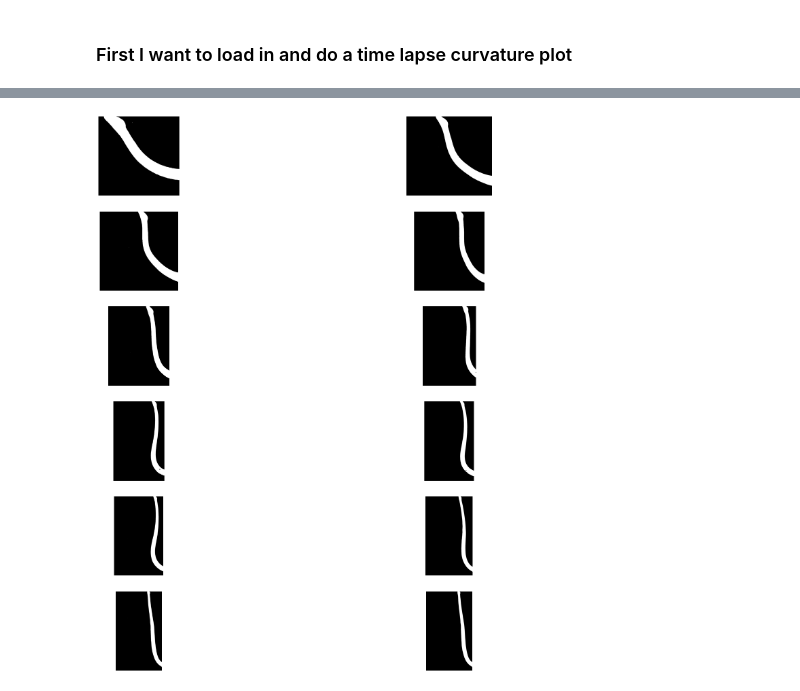
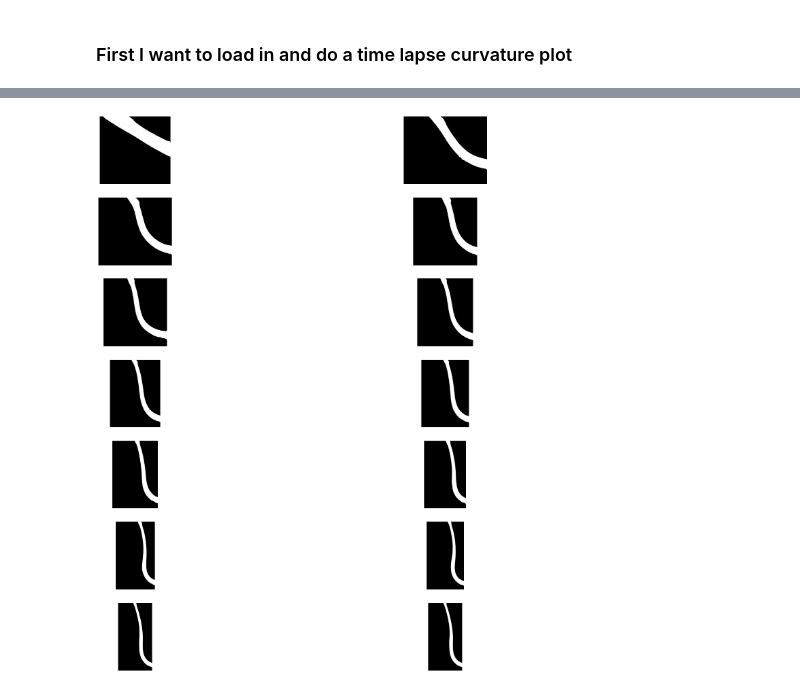
Before and after one commit to davenpi/stability, a Jupyter notebook: image_processing/time_lapse_visual.ipynb, the cells around one changed output, grey strips where cells are left out. Saved outputs shown, nothing was run; the diff lists cells and outputs as text; code cells hidden in the pictures.

```diff
--- a/image_processing/time_lapse_visual.ipynb
+++ b/image_processing/time_lapse_visual.ipynb
@@ -23,8 +19,10 @@ fnames = [
     "im09",
     "im10",
     "im11",
+    "im12",
+    "im13",
 ]
-fnames = ["extracted_data/" + s + ".npz" for s in fnames]
+fnames = ["bi26_g54e/extracted_data/" + s + ".npz" for s in fnames]
 # %%
 # format is cropped image, interpolated line, interpolation points, curvature, and crop points!
 cropped_images = []
@@ -59,14 +57,0 @@ plt.show()
-# %%
-plt.figure(figsize=(10, 10))
-for i in range(len(cropped_images)):
-    plt.plot(
-        interpolation_points[i],
-        curvatures[i],
-        label=f"t={i+1}",
-        color=(1 - i / 20, 1 - i / 20, 1 - i / 20),
-    )
-
-plt.legend()
-plt.xlabel("Distance along snake (cm)", fontsize=20)
-plt.ylabel("Curvature (1/cm)", fontsize=20)
-plt.show()
@@ -75,17 +58,17 @@ plt.show()
 # %%
-fig, ax = plt.subplots(6, 2, figsize=(30, 30))
+fig, ax = plt.subplots(7, 2, figsize=(30, 30))
 for i in range(len(cropped_images)):
     row = math.floor(i / 2)
     if i % 2 == 0:
         ax[row, 0].imshow(cropped_images[i], cmap="gray")
         ax[row, 0].axis("off")
     else:
         ax[row, 1].imshow(cropped_images[i], cmap="gray")
         ax[row, 1].axis("off")
-    if i == 10:
+    if i == 12:
         ax[row, 1].imshow(cropped_images[i], cmap="gray")
         ax[row, 1].axis("off")
 # plt.show()
-plt.savefig("tester.png")
+plt.savefig("time_snake_viz.png")
 # %% [output]
-[figure, old version]
+[figure, new version]
```
Also changed, not shown: parts of 8 cells of this notebook, 4 other files.
